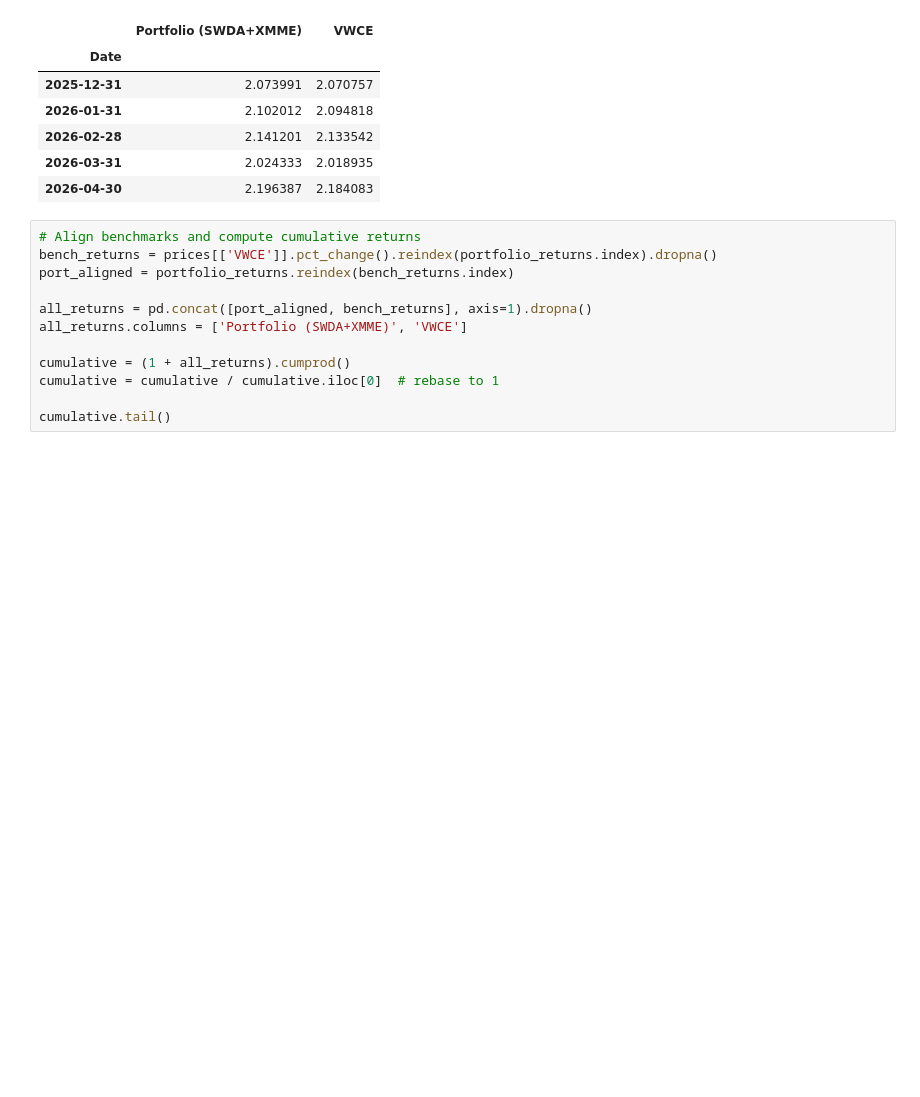
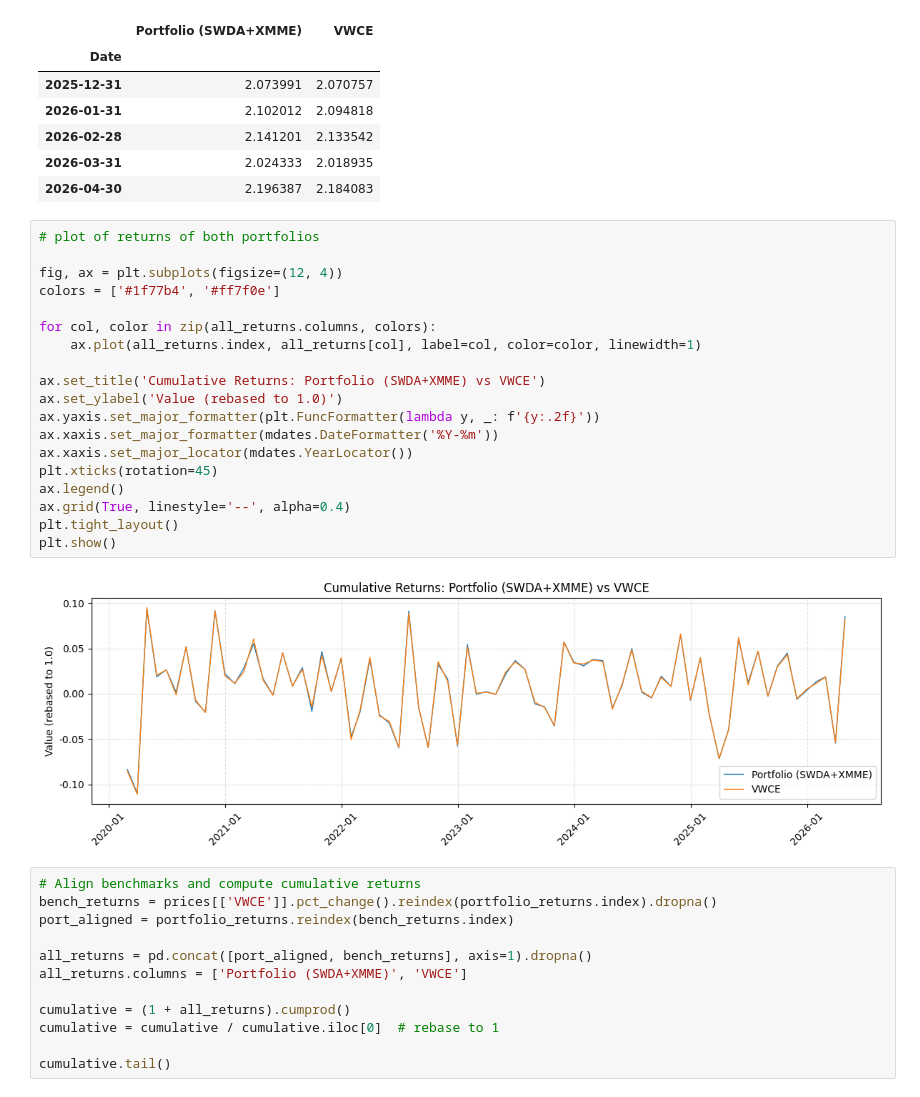
Before and after one commit to insaneGei/VWCE_approximation, a Jupyter notebook: notebooks/portfolio_evaluation.ipynb, the cells around one changed output. Drawn from its saved outputs; the diff is of its cells as text; blank space fills up the shorter version.

Commit message:
fixed portfolio analysis notebook again

```diff
--- a/notebooks/portfolio_evaluation.ipynb
+++ b/notebooks/portfolio_evaluation.ipynb
@@ -207,6 +209,27 @@ Common span: 2020-02-29 → 2026-04-30, 75 months
 | 2026-02-28 | 2.141201 | 2.133542 |
 | 2026-03-31 | 2.024333 | 2.018935 |
 | 2026-04-30 | 2.196387 | 2.184083 |
+# %%
+# plot of returns of both portfolios
+
+fig, ax = plt.subplots(figsize=(12, 4))
+colors = ['#1f77b4', '#ff7f0e']
+
+for col, color in zip(all_returns.columns, colors):
+    ax.plot(all_returns.index, all_returns[col], label=col, color=color, linewidth=1)
+
+ax.set_title('Cumulative Returns: Portfolio (SWDA+XMME) vs VWCE')
+ax.set_ylabel('Value (rebased to 1.0)')
+ax.yaxis.set_major_formatter(plt.FuncFormatter(lambda y, _: f'{y:.2f}'))
+ax.xaxis.set_major_formatter(mdates.DateFormatter('%Y-%m'))
+ax.xaxis.set_major_locator(mdates.YearLocator())
+plt.xticks(rotation=45)
+ax.legend()
+ax.grid(True, linestyle='--', alpha=0.4)
+plt.tight_layout()
+plt.show()
+# %% [output]
+[figure, added]
 # %%
 # Align benchmarks and compute cumulative returns
 bench_returns = prices[['VWCE']].pct_change().reindex(portfolio_returns.index).dropna()
```
Also changed, not shown: parts of 6 cells of this notebook.
